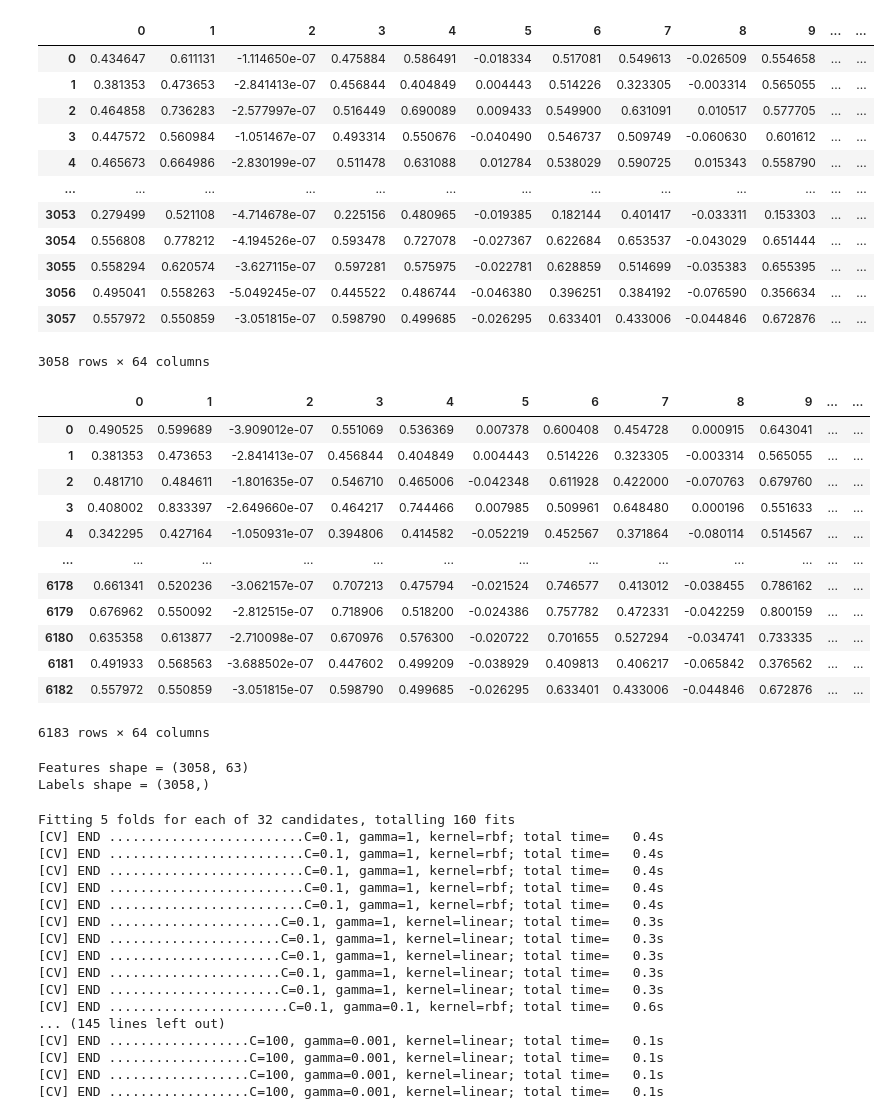
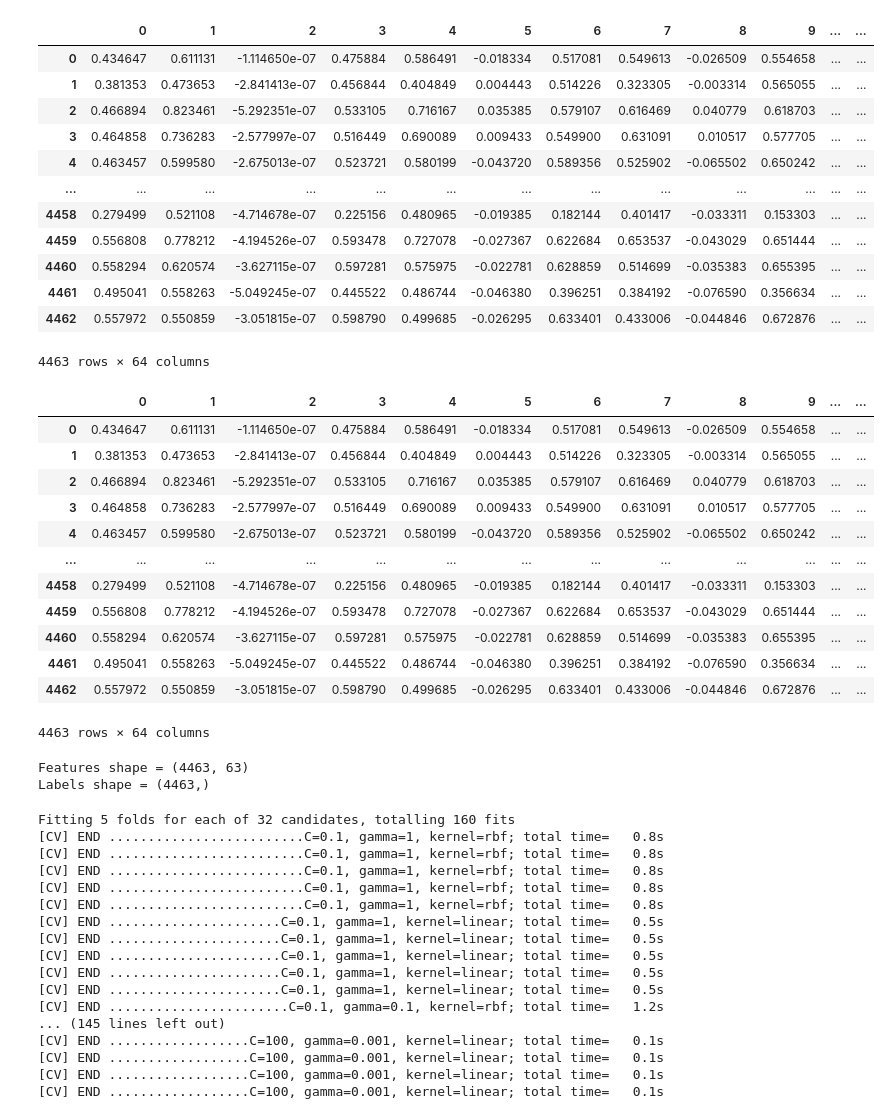
Before and after one commit to LouknamtrS/barf-meow, a Jupyter notebook: train.ipynb, the cells around one changed output. Saved outputs shown, nothing was run; the diff lists cells and outputs as text; code cells hidden in the pictures.

```diff
--- a/train.ipynb
+++ b/train.ipynb
@@ -15,40 +16,40 @@ from sklearn.naive_bayes import GaussianNB
 from sklearn.model_selection import GridSearchCV
 # %%
 #โหลดข้อมูล
-df = pd.read_csv('dataset3.csv')
+df = pd.read_csv('dataset4.csv')
 df.columns = [i for i in range(df.shape[1])]
 df
 # %% [output]
 |  | 0 | 1 | 2 | 3 | 4 | 5 | 6 | 7 | 8 | 9 | ... | ... |
 | 0 | 0.434647 | 0.611131 | -1.114650e-07 | 0.475884 | 0.586491 | -0.018334 | 0.517081 | 0.549613 | -0.026509 | 0.554658 | ... | ... |
 | 1 | 0.381353 | 0.473653 | -2.841413e-07 | 0.456844 | 0.404849 | 0.004443 | 0.514226 | 0.323305 | -0.003314 | 0.565055 | ... | ... |
-| 2 | 0.464858 | 0.736283 | -2.577997e-07 | 0.516449 | 0.690089 | 0.009433 | 0.549900 | 0.631091 | 0.010517 | 0.577705 | ... | ... |
-| 3 | 0.447572 | 0.560984 | -1.051467e-07 | 0.493314 | 0.550676 | -0.040490 | 0.546737 | 0.509749 | -0.060630 | 0.601612 | ... | ... |
-| 4 | 0.465673 | 0.664986 | -2.830199e-07 | 0.511478 | 0.631088 | 0.012784 | 0.538029 | 0.590725 | 0.015343 | 0.558790 | ... | ... |
+| 2 | 0.466894 | 0.823461 | -5.292351e-07 | 0.533105 | 0.716167 | 0.035385 | 0.579107 | 0.616469 | 0.040779 | 0.618703 | ... | ... |
+| 3 | 0.464858 | 0.736283 | -2.577997e-07 | 0.516449 | 0.690089 | 0.009433 | 0.549900 | 0.631091 | 0.010517 | 0.577705 | ... | ... |
+| 4 | 0.463457 | 0.599580 | -2.675013e-07 | 0.523721 | 0.580199 | -0.043720 | 0.589356 | 0.525902 | -0.065502 | 0.650242 | ... | ... |
 | ... | ... | ... | ... | ... | ... | ... | ... | ... | ... | ... | ... | ... |
-| 3053 | 0.279499 | 0.521108 | -4.714678e-07 | 0.225156 | 0.480965 | -0.019385 | 0.182144 | 0.401417 | -0.033311 | 0.153303 | ... | ... |
-| 3054 | 0.556808 | 0.778212 | -4.194526e-07 | 0.593478 | 0.727078 | -0.027367 | 0.622684 | 0.653537 | -0.043029 | 0.651444 | ... | ... |
-| 3055 | 0.558294 | 0.620574 | -3.627115e-07 | 0.597281 | 0.575975 | -0.022781 | 0.628859 | 0.514699 | -0.035383 | 0.655395 | ... | ... |
-| 3056 | 0.495041 | 0.558263 | -5.049245e-07 | 0.445522 | 0.486744 | -0.046380 | 0.396251 | 0.384192 | -0.076590 | 0.356634 | ... | ... |
-| 3057 | 0.557972 | 0.550859 | -3.051815e-07 | 0.598790 | 0.499685 | -0.026295 | 0.633401 | 0.433006 | -0.044846 | 0.672876 | ... | ... |
+| 4458 | 0.279499 | 0.521108 | -4.714678e-07 | 0.225156 | 0.480965 | -0.019385 | 0.182144 | 0.401417 | -0.033311 | 0.153303 | ... | ... |
+| 4459 | 0.556808 | 0.778212 | -4.194526e-07 | 0.593478 | 0.727078 | -0.027367 | 0.622684 | 0.653537 | -0.043029 | 0.651444 | ... | ... |
+| 4460 | 0.558294 | 0.620574 | -3.627115e-07 | 0.597281 | 0.575975 | -0.022781 | 0.628859 | 0.514699 | -0.035383 | 0.655395 | ... | ... |
+| 4461 | 0.495041 | 0.558263 | -5.049245e-07 | 0.445522 | 0.486744 | -0.046380 | 0.396251 | 0.384192 | -0.076590 | 0.356634 | ... | ... |
+| 4462 | 0.557972 | 0.550859 | -3.051815e-07 | 0.598790 | 0.499685 | -0.026295 | 0.633401 | 0.433006 | -0.044846 | 0.672876 | ... | ... |
-3058 rows × 64 columns
+4463 rows × 64 columns
 # %%
 df = df.rename(columns={63: 'Output'})
 df
 # %% [output]
 |  | 0 | 1 | 2 | 3 | 4 | 5 | 6 | 7 | 8 | 9 | ... | ... |
-| 0 | 0.490525 | 0.599689 | -3.909012e-07 | 0.551069 | 0.536369 | 0.007378 | 0.600408 | 0.454728 | 0.000915 | 0.643041 | ... | ... |
+| 0 | 0.434647 | 0.611131 | -1.114650e-07 | 0.475884 | 0.586491 | -0.018334 | 0.517081 | 0.549613 | -0.026509 | 0.554658 | ... | ... |
 | 1 | 0.381353 | 0.473653 | -2.841413e-07 | 0.456844 | 0.404849 | 0.004443 | 0.514226 | 0.323305 | -0.003314 | 0.565055 | ... | ... |
-| 2 | 0.481710 | 0.484611 | -1.801635e-07 | 0.546710 | 0.465006 | -0.042348 | 0.611928 | 0.422000 | -0.070763 | 0.679760 | ... | ... |
-| 3 | 0.408002 | 0.833397 | -2.649660e-07 | 0.464217 | 0.744466 | 0.007985 | 0.509961 | 0.648480 | 0.000196 | 0.551633 | ... | ... |
-| 4 | 0.342295 | 0.427164 | -1.050931e-07 | 0.394806 | 0.414582 | -0.052219 | 0.452567 | 0.371864 | -0.080114 | 0.514567 | ... | ... |
+| 2 | 0.466894 | 0.823461 | -5.292351e-07 | 0.533105 | 0.716167 | 0.035385 | 0.579107 | 0.616469 | 0.040779 | 0.618703 | ... | ... |
+| 3 | 0.464858 | 0.736283 | -2.577997e-07 | 0.516449 | 0.690089 | 0.009433 | 0.549900 | 0.631091 | 0.010517 | 0.577705 | ... | ... |
+| 4 | 0.463457 | 0.599580 | -2.675013e-07 | 0.523721 | 0.580199 | -0.043720 | 0.589356 | 0.525902 | -0.065502 | 0.650242 | ... | ... |
 | ... | ... | ... | ... | ... | ... | ... | ... | ... | ... | ... | ... | ... |
-| 6178 | 0.661341 | 0.520236 | -3.062157e-07 | 0.707213 | 0.475794 | -0.021524 | 0.746577 | 0.413012 | -0.038455 | 0.786162 | ... | ... |
-| 6179 | 0.676962 | 0.550092 | -2.812515e-07 | 0.718906 | 0.518200 | -0.024386 | 0.757782 | 0.472331 | -0.042259 | 0.800159 | ... | ... |
-| 6180 | 0.635358 | 0.613877 | -2.710098e-07 | 0.670976 | 0.576300 | -0.020722 | 0.701655 | 0.527294 | -0.034741 | 0.733335 | ... | ... |
-| 6181 | 0.491933 | 0.568563 | -3.688502e-07 | 0.447602 | 0.499209 | -0.038929 | 0.409813 | 0.406217 | -0.065842 | 0.376562 | ... | ... |
-| 6182 | 0.557972 | 0.550859 | -3.051815e-07 | 0.598790 | 0.499685 | -0.026295 | 0.633401 | 0.433006 | -0.044846 | 0.672876 | ... | ... |
+| 4458 | 0.279499 | 0.521108 | -4.714678e-07 | 0.225156 | 0.480965 | -0.019385 | 0.182144 | 0.401417 | -0.033311 | 0.153303 | ... | ... |
+| 4459 | 0.556808 | 0.778212 | -4.194526e-07 | 0.593478 | 0.727078 | -0.027367 | 0.622684 | 0.653537 | -0.043029 | 0.651444 | ... | ... |
+| 4460 | 0.558294 | 0.620574 | -3.627115e-07 | 0.597281 | 0.575975 | -0.022781 | 0.628859 | 0.514699 | -0.035383 | 0.655395 | ... | ... |
+| 4461 | 0.495041 | 0.558263 | -5.049245e-07 | 0.445522 | 0.486744 | -0.046380 | 0.396251 | 0.384192 | -0.076590 | 0.356634 | ... | ... |
+| 4462 | 0.557972 | 0.550859 | -3.051815e-07 | 0.598790 | 0.499685 | -0.026295 | 0.633401 | 0.433006 | -0.044846 | 0.672876 | ... | ... |
-6183 rows × 64 columns
+4463 rows × 64 columns
 # %%
 X = df.iloc[:, :-1]
 print("Features shape =", X.shape)
@@ -56,8 +57,8 @@ print("Features shape =", X.shape)
 Y = df.iloc[:, -1]
 print("Labels shape =", Y.shape)
 # %% [output]
-Features shape = (3058, 63)
-Labels shape = (3058,)
+Features shape = (4463, 63)
+Labels shape = (4463,)
 # %%
 x_train, x_test, y_train, y_test = train_test_split(X, Y, test_size=0.2, random_state=0)
 # %%
@@ -121,17 +122,17 @@ best_svm = grid_search_svm.best_estimator_
 y_pred_svm = best_svm.predict(x_test)
 # %% [output]
 Fitting 5 folds for each of 32 candidates, totalling 160 fits
-[CV] END .........................C=0.1, gamma=1, kernel=rbf; total time=   0.4s
-[CV] END .........................C=0.1, gamma=1, kernel=rbf; total time=   0.4s
-[CV] END .........................C=0.1, gamma=1, kernel=rbf; total time=   0.4s
-[CV] END .........................C=0.1, gamma=1, kernel=rbf; total time=   0.4s
-[CV] END .........................C=0.1, gamma=1, kernel=rbf; total time=   0.4s
-[CV] END ......................C=0.1, gamma=1, kernel=linear; total time=   0.3s
-[CV] END ......................C=0.1, gamma=1, kernel=linear; total time=   0.3s
-[CV] END ......................C=0.1, gamma=1, kernel=linear; total time=   0.3s
-[CV] END ......................C=0.1, gamma=1, kernel=linear; total time=   0.3s
-[CV] END ......................C=0.1, gamma=1, kernel=linear; total time=   0.3s
-[CV] END .......................C=0.1, gamma=0.1, kernel=rbf; total time=   0.6s
+[CV] END .........................C=0.1, gamma=1, kernel=rbf; total time=   0.8s
+[CV] END .........................C=0.1, gamma=1, kernel=rbf; total time=   0.8s
+[CV] END .........................C=0.1, gamma=1, kernel=rbf; total time=   0.8s
+[CV] END .........................C=0.1, gamma=1, kernel=rbf; total time=   0.8s
+[CV] END .........................C=0.1, gamma=1, kernel=rbf; total time=   0.8s
+[CV] END ......................C=0.1, gamma=1, kernel=linear; total time=   0.5s
+[CV] END ......................C=0.1, gamma=1, kernel=linear; total time=   0.5s
+[CV] END ......................C=0.1, gamma=1, kernel=linear; total time=   0.5s
+[CV] END ......................C=0.1, gamma=1, kernel=linear; total time=   0.5s
+[CV] END ......................C=0.1, gamma=1, kernel=linear; total time=   0.5s
+[CV] END .......................C=0.1, gamma=0.1, kernel=rbf; total time=   1.2s
 ... (145 lines left out)
 [CV] END ..................C=100, gamma=0.001, kernel=linear; total time=   0.1s
 [CV] END ..................C=100, gamma=0.001, kernel=linear; total time=   0.1s
```
Also changed, not shown: parts of 9 cells of this notebook.
